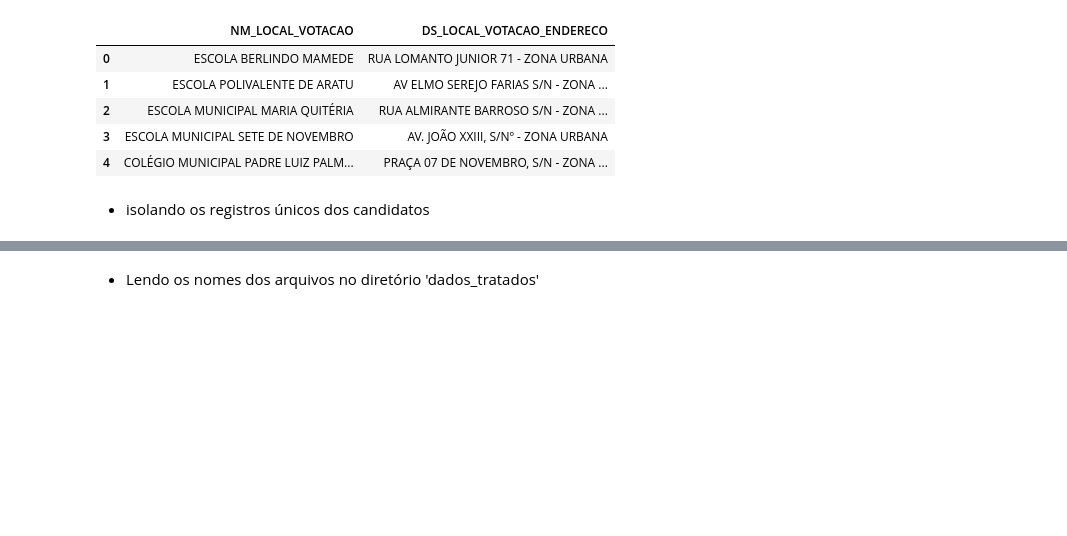
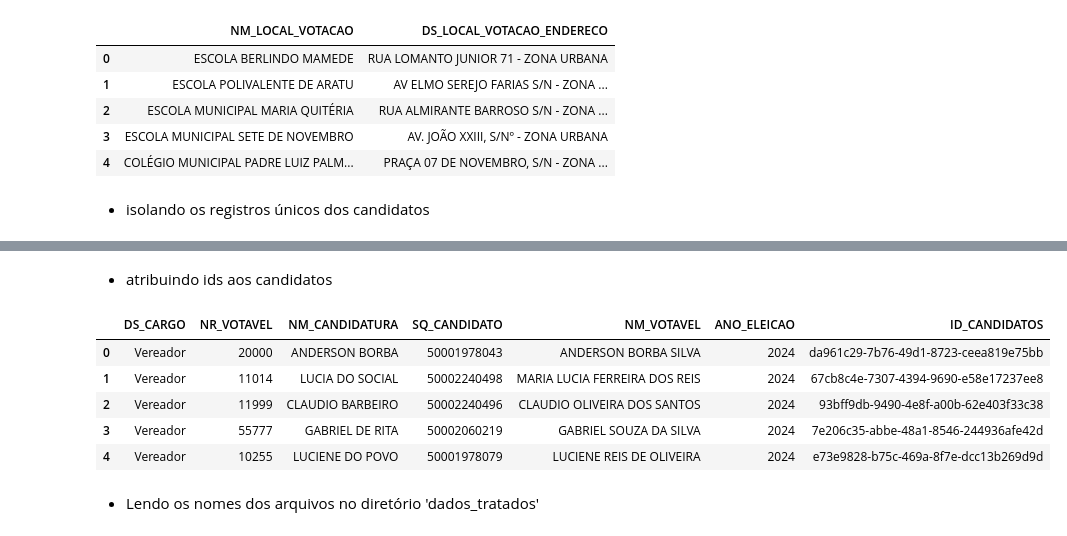
Before and after one commit to imagno/dados_eleitorais, a Jupyter notebook: separacao_entidades.ipynb, the cells around one changed output, grey strips where cells are left out. Cells and saved outputs as stored; diff of their text form; code cells hidden in the pictures; blank space fills up the shorter version.

```diff
--- a/separacao_entidades.ipynb
+++ b/separacao_entidades.ipynb
@@ -46,3 +81,16 @@ dtype: int64
+# %% [markdown]
+- atribuindo ids aos candidatos
+# %%
+df_candidatos['ID_CANDIDATOS'] = [uuid.uuid4() for _ in range(len(df_candidatos))]
+
+df_candidatos.head()
+# %% [output]
+|  | DS_CARGO | NR_VOTAVEL | NM_CANDIDATURA | SQ_CANDIDATO | NM_VOTAVEL | ANO_ELEICAO | ID_CANDIDATOS |
+| 0 | Vereador | 20000 | ANDERSON BORBA | 50001978043 | ANDERSON BORBA SILVA | 2024 | da961c29-7b76-49d1-8723-ceea819e75bb |
+| 1 | Vereador | 11014 | LUCIA DO SOCIAL | 50002240498 | MARIA LUCIA FERREIRA DOS REIS | 2024 | 67cb8c4e-7307-4394-9690-e58e17237ee8 |
+| 2 | Vereador | 11999 | CLAUDIO BARBEIRO | 50002240496 | CLAUDIO OLIVEIRA DOS SANTOS | 2024 | 93bff9db-9490-4e8f-a00b-62e403f33c38 |
+| 3 | Vereador | 55777 | GABRIEL DE RITA | 50002060219 | GABRIEL SOUZA DA SILVA | 2024 | 7e206c35-abbe-48a1-8546-244936afe42d |
+| 4 | Vereador | 10255 | LUCIENE DO POVO | 50001978079 | LUCIENE REIS DE OLIVEIRA | 2024 | e73e9828-b75c-469a-8f7e-dcc13b269d9d |
 # %% [markdown]
 - Lendo os nomes dos arquivos no diretório 'dados_tratados'
 # %%
```
Also changed, not shown: parts of 9 cells of this notebook, 4 other files.
